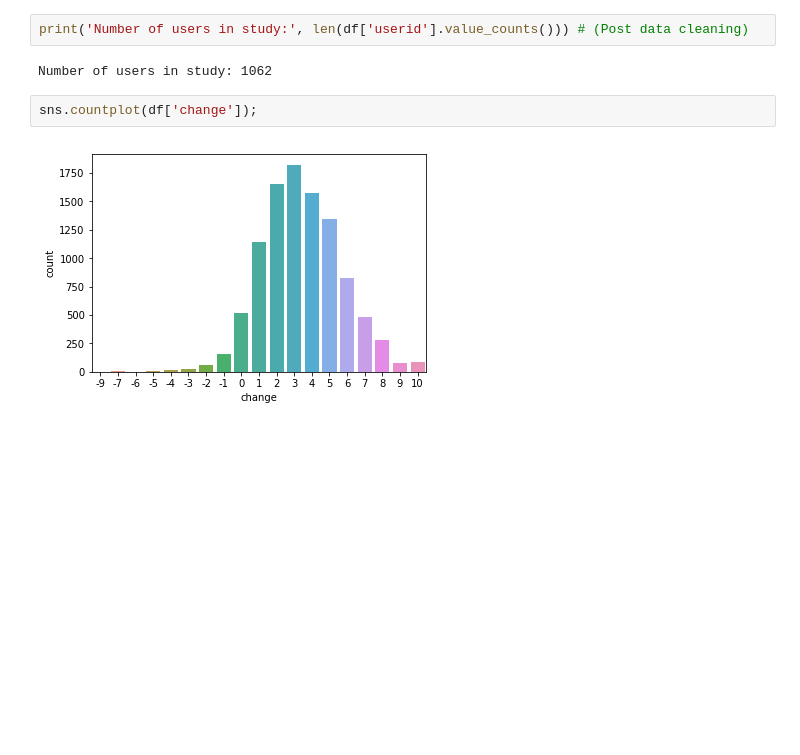
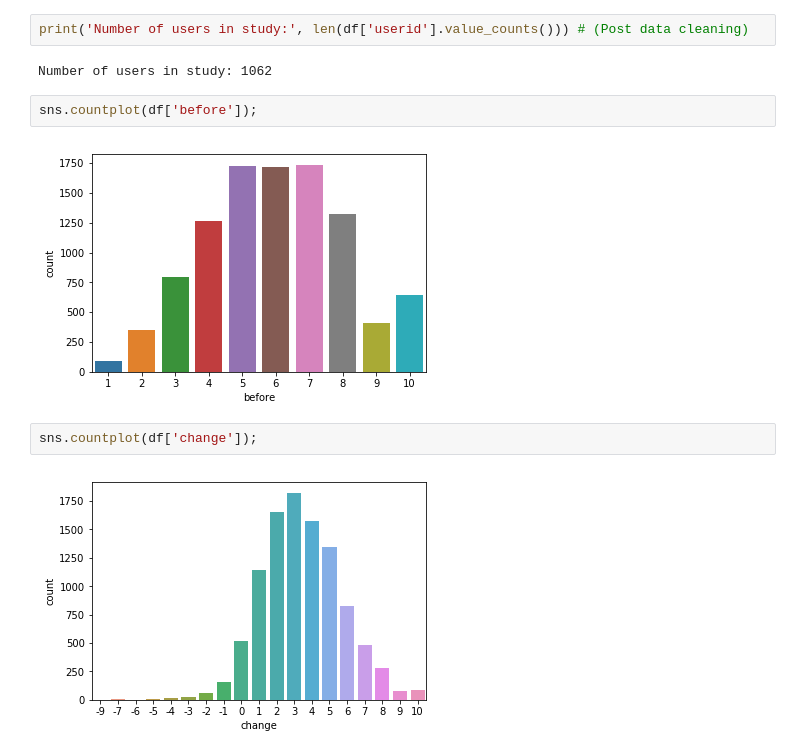
Before and after one commit to TerraJRiley/Cannabis_data, a Jupyter notebook: Cannabis_modeling_results.ipynb, the cells around one changed output. Saved outputs shown, nothing was run; the diff lists cells and outputs as text; blank space fills up the shorter version.

```diff
--- a/Cannabis_modeling_results.ipynb
+++ b/Cannabis_modeling_results.ipynb
@@ -79,6 +78,10 @@ def run_model(model, X_train, X_test, y_train, y_test,
 print('Number of users in study:', len(df['userid'].value_counts())) # (Post data cleaning)
 # %% [output]
 Number of users in study: 1062
+# %%
+sns.countplot(df['before']);
+# %% [output]
+[figure, added]
 # %%
 sns.countplot(df['change']);
 # %% [output]
```
Also changed, not shown: parts of 28 cells of this notebook, 2 other files.
